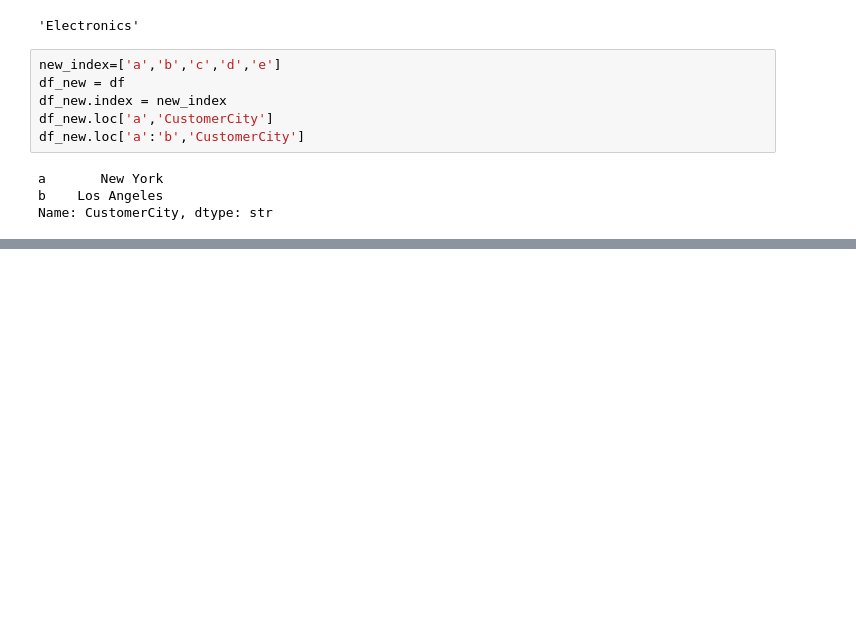
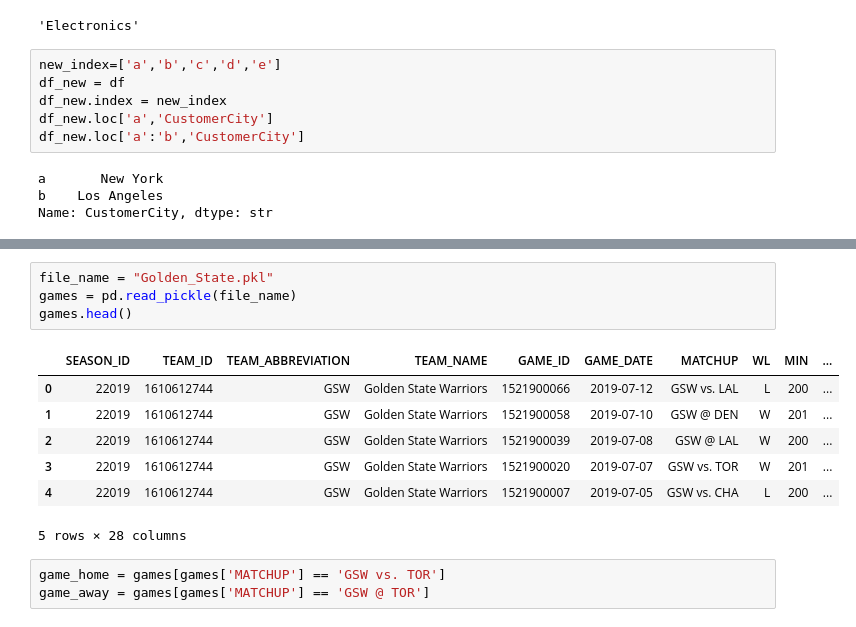
Before and after one commit to cryptorboy/data-science-project, a Jupyter notebook: data_science.ipynb, the cells around one changed output, grey strips where cells are left out. Cells and saved outputs as stored; diff of their text form; blank space fills up the shorter version.

```diff
--- a/data_science.ipynb
+++ b/data_science.ipynb
@@ -95,0 +170,15 @@ Name: CustomerCity, dtype: str
+# %%
+file_name = "Golden_State.pkl"
+games = pd.read_pickle(file_name)
+games.head()
+# %% [output]
+|  | SEASON_ID | TEAM_ID | TEAM_ABBREVIATION | TEAM_NAME | GAME_ID | GAME_DATE | MATCHUP | WL | MIN | ... |
+| 0 | 22019 | 1610612744 | GSW | Golden State Warriors | 1521900066 | 2019-07-12 | GSW vs. LAL | L | 200 | ... |
+| 1 | 22019 | 1610612744 | GSW | Golden State Warriors | 1521900058 | 2019-07-10 | GSW @ DEN | W | 201 | ... |
+| 2 | 22019 | 1610612744 | GSW | Golden State Warriors | 1521900039 | 2019-07-08 | GSW @ LAL | W | 200 | ... |
+| 3 | 22019 | 1610612744 | GSW | Golden State Warriors | 1521900020 | 2019-07-07 | GSW vs. TOR | W | 201 | ... |
+| 4 | 22019 | 1610612744 | GSW | Golden State Warriors | 1521900007 | 2019-07-05 | GSW vs. CHA | L | 200 | ... |
+5 rows × 28 columns
+# %%
+game_home = games[games['MATCHUP'] == 'GSW vs. TOR']
+game_away = games[games['MATCHUP'] == 'GSW @ TOR']
```
Also changed, not shown: parts of 15 cells of this notebook, 1 other file.
